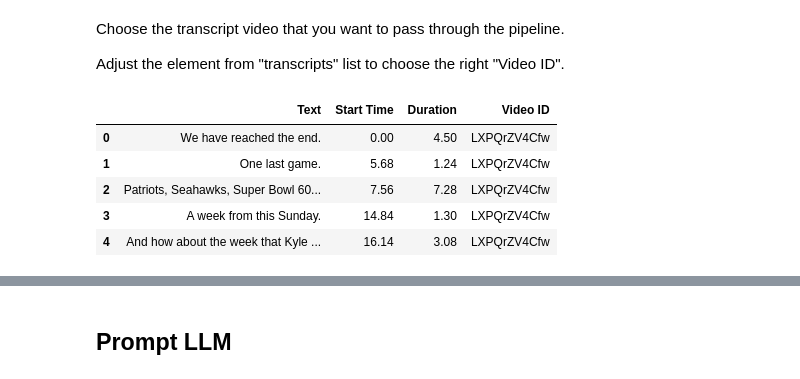
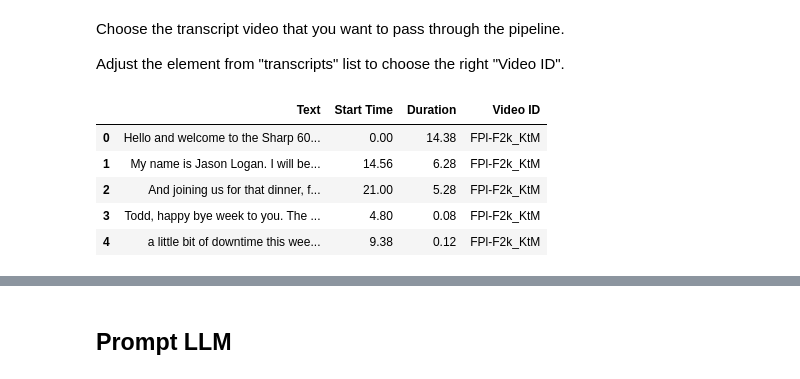
Before and after one commit to ufdatastudio/predictions, a Jupyter notebook: prediction_acquition-youtube/2-label_text.ipynb, the cells around one changed output, grey strips where cells are left out. Cells and saved outputs as stored; diff of their text form; code cells hidden in the pictures.

```diff
--- a/prediction_acquition-youtube/2-label_text.ipynb
+++ b/prediction_acquition-youtube/2-label_text.ipynb
@@ -45,18 +59,18 @@ Choose the transcript video that you want to pass through the pipeline.
 
 Adjust the element from "transcripts" list to choose the right "Video ID".
 # %%
-transcript_path = os.path.join(yt_data_path, transcripts[2])
+transcript_path = os.path.join(yt_data_path, transcripts[3])
 
 raw_transcripts_df = DataProcessing.load_from_file(path=transcript_path, file_type='csv')
 
 raw_transcripts_df.head()
 # %% [output]
 |  | Text | Start Time | Duration | Video ID |
-| 0 | We have reached the end. | 0.00 | 4.50 | LXPQrZV4Cfw |
-| 1 | One last game. | 5.68 | 1.24 | LXPQrZV4Cfw |
-| 2 | Patriots, Seahawks, Super Bowl 60... | 7.56 | 7.28 | LXPQrZV4Cfw |
-| 3 | A week from this Sunday. | 14.84 | 1.30 | LXPQrZV4Cfw |
-| 4 | And how about the week that Kyle ... | 16.14 | 3.08 | LXPQrZV4Cfw |
+| 0 | Hello and welcome to the Sharp 60... | 0.00 | 14.38 | FPl-F2k_KtM |
+| 1 | My name is Jason Logan. I will be... | 14.56 | 6.28 | FPl-F2k_KtM |
+| 2 | And joining us for that dinner, f... | 21.00 | 5.28 | FPl-F2k_KtM |
+| 3 | Todd, happy bye week to you. The ... | 4.80 | 0.08 | FPl-F2k_KtM |
+| 4 | a little bit of downtime this wee... | 9.38 | 0.12 | FPl-F2k_KtM |
 # %%
 # dfs = []
 
```
Also changed, not shown: parts of 10 cells of this notebook, 1 other file.
